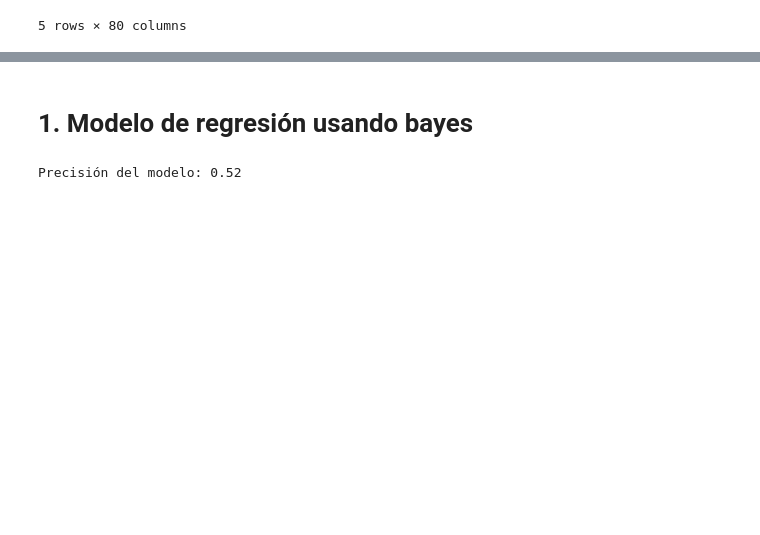
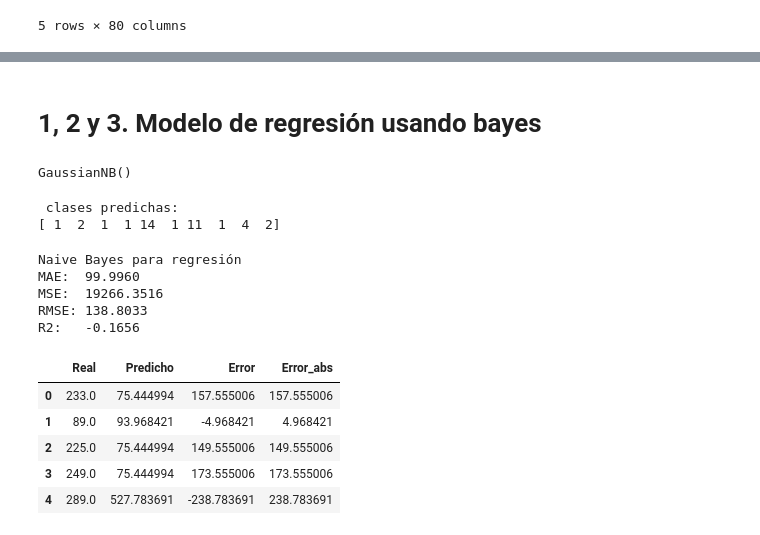
Before and after one commit to belennmm/MD_Bayes_L5, a Jupyter notebook: Notebooks/bayes.ipynb, the cells around one changed output, grey strips where cells are left out. Cells and saved outputs as stored; diff of their text form; code cells hidden in the pictures; blank space fills up the shorter version.

```diff
--- a/Notebooks/bayes.ipynb
+++ b/Notebooks/bayes.ipynb
@@ -160,12 +197,15 @@ X_test = pd.DataFrame(
 # %% [markdown]
-# 1. Modelo de regresión usando bayes
+# 1, 2 y 3. Modelo de regresión usando bayes
 # %%
-modelo_nb = GaussianNB()
-modelo_nb.fit(X_train, y_train_class)
-
-y_pred_class = modelo_nb.predict(X_test)
-
-accuracy = accuracy_score(y_test_class, y_pred_class)
-print(f'Precisión del modelo: {accuracy:.2f}')
+modelo_nb_reg = GaussianNB()
+modelo_nb_reg.fit(X_train_scaled, y_train_bins)
 # %% [output]
-Precisión del modelo: 0.52
+GaussianNB()
+# %%
+y_pred_bins = modelo_nb_reg.predict(X_test_scaled)
+
+print(" clases predichas:" )
+print(y_pred_bins[:10 ])
+# %% [output]
+ clases predichas:
+[ 1  2  1  1 14  1 11  1  4  2]
@@ -171,0 +222,31 @@ Precisión del modelo: 0.52
+# %%
+mae_nb = mean_absolute_error(y_test_real, y_pred_nb_reg)
+mse_nb = mean_squared_error(y_test_real, y_pred_nb_reg)
+rmse_nb = np.sqrt(mse_nb)
+r2_nb = r2_score(y_test_real, y_pred_nb_reg)
+
+print("Naive Bayes para regresión")
+print(f"MAE:  {mae_nb:.4f}")
+print(f"MSE:  {mse_nb:.4f}")
+print(f"RMSE: {rmse_nb:.4f}")
+print(f"R2:   {r2_nb:.4f}")
+# %% [output]
+Naive Bayes para regresión
+MAE:  99.9960
+MSE:  19266.3516
+RMSE: 138.8033
+R2:   -0.1656
+# %%
+comparacion_nb = pd.DataFrame({ 'Real': y_test_real.values, 'Predicho': y_pred_nb_reg })
+
+comparacion_nb['Error'] =comparacion_nb['Real'] - comparacion_nb['Predicho']
+comparacion_nb['Error_abs'] =comparacion_nb['Error'].abs()
+
+display(comparacion_nb.head() )
+# %% [output]
+|  | Real | Predicho | Error | Error_abs |
+| 0 | 233.0 | 75.444994 | 157.555006 | 157.555006 |
+| 1 | 89.0 | 93.968421 | -4.968421 | 4.968421 |
+| 2 | 225.0 | 75.444994 | 149.555006 | 149.555006 |
+| 3 | 249.0 | 75.444994 | 173.555006 | 173.555006 |
+| 4 | 289.0 | 527.783691 | -238.783691 | 238.783691 |
```
Also changed, not shown: parts of 21 cells of this notebook.
